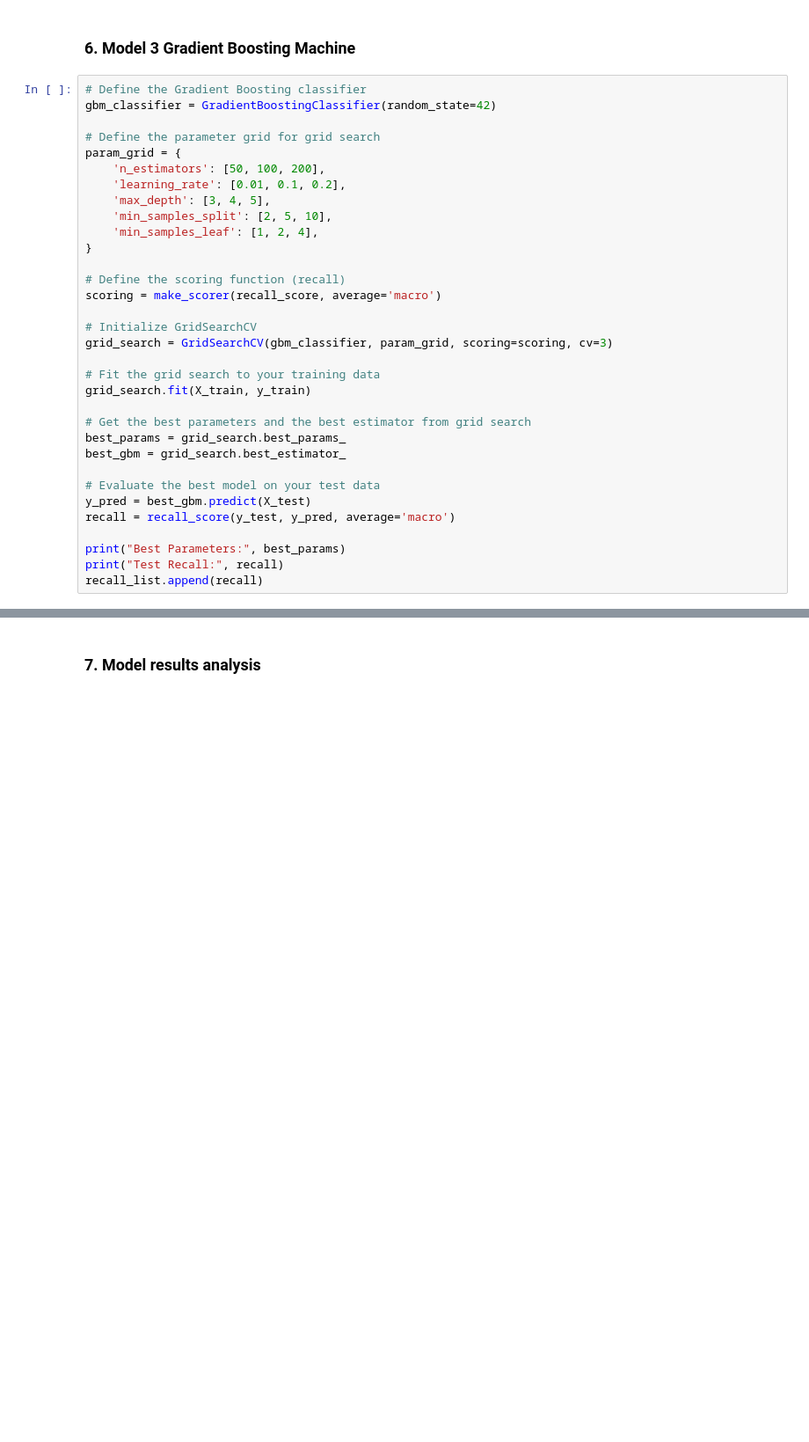
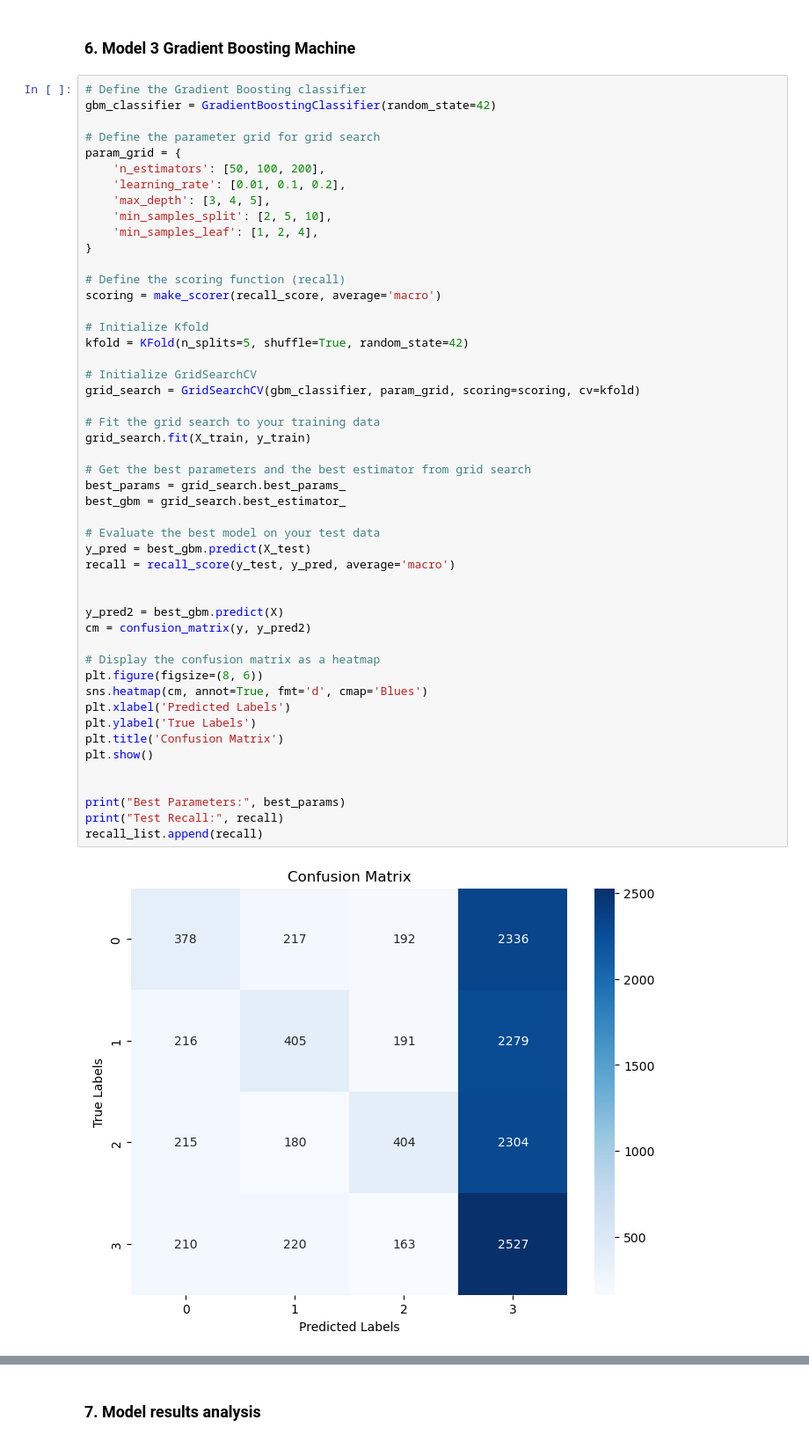
Before and after one commit to AxKing/Blood_Classification, a Jupyter notebook: notebooks/Model Notebook.ipynb, the cells around one changed output, grey strips where cells are left out. Shown at 88% size. Cells and saved outputs as stored; diff of their text form; blank space fills up the shorter version.

```diff
--- a/notebooks/Model Notebook.ipynb
+++ b/notebooks/Model Notebook.ipynb
@@ -176,31 +262,48 @@ gbm_classifier = GradientBoostingClassifier(random_state=42)
 
 # Define the parameter grid for grid search
 param_grid = {
     'n_estimators': [50, 100, 200],
     'learning_rate': [0.01, 0.1, 0.2],
     'max_depth': [3, 4, 5],
     'min_samples_split': [2, 5, 10],
     'min_samples_leaf': [1, 2, 4],
 }
 
 # Define the scoring function (recall)
 scoring = make_scorer(recall_score, average='macro')
 
+# Initialize Kfold
+kfold = KFold(n_splits=5, shuffle=True, random_state=42)
+
 # Initialize GridSearchCV
-grid_search = GridSearchCV(gbm_classifier, param_grid, scoring=scoring, cv=3)
+grid_search = GridSearchCV(gbm_classifier, param_grid, scoring=scoring, cv=kfold)
 
 # Fit the grid search to your training data
 grid_search.fit(X_train, y_train)
 
 # Get the best parameters and the best estimator from grid search
 best_params = grid_search.best_params_
 best_gbm = grid_search.best_estimator_
 
 # Evaluate the best model on your test data
 y_pred = best_gbm.predict(X_test)
 recall = recall_score(y_test, y_pred, average='macro')
 
+
+y_pred2 = best_gbm.predict(X)
+cm = confusion_matrix(y, y_pred2)
+
+# Display the confusion matrix as a heatmap
+plt.figure(figsize=(8, 6))
+sns.heatmap(cm, annot=True, fmt='d', cmap='Blues')
+plt.xlabel('Predicted Labels')
+plt.ylabel('True Labels')
+plt.title('Confusion Matrix')
+plt.show()
+
+
 print("Best Parameters:", best_params)
 print("Test Recall:", recall)
 recall_list.append(recall)
 # %% [output]
+[figure, added]
```
Also changed, not shown: parts of 11 cells of this notebook.
